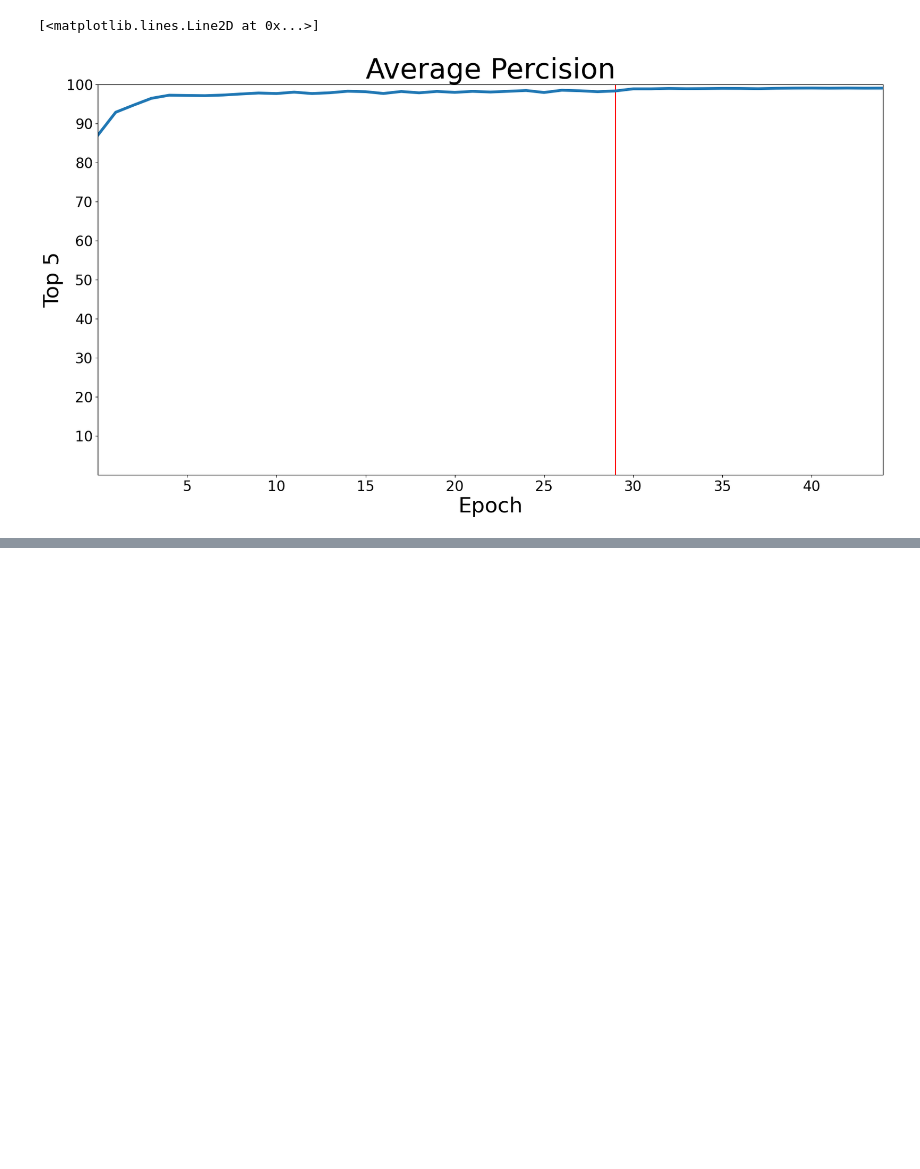
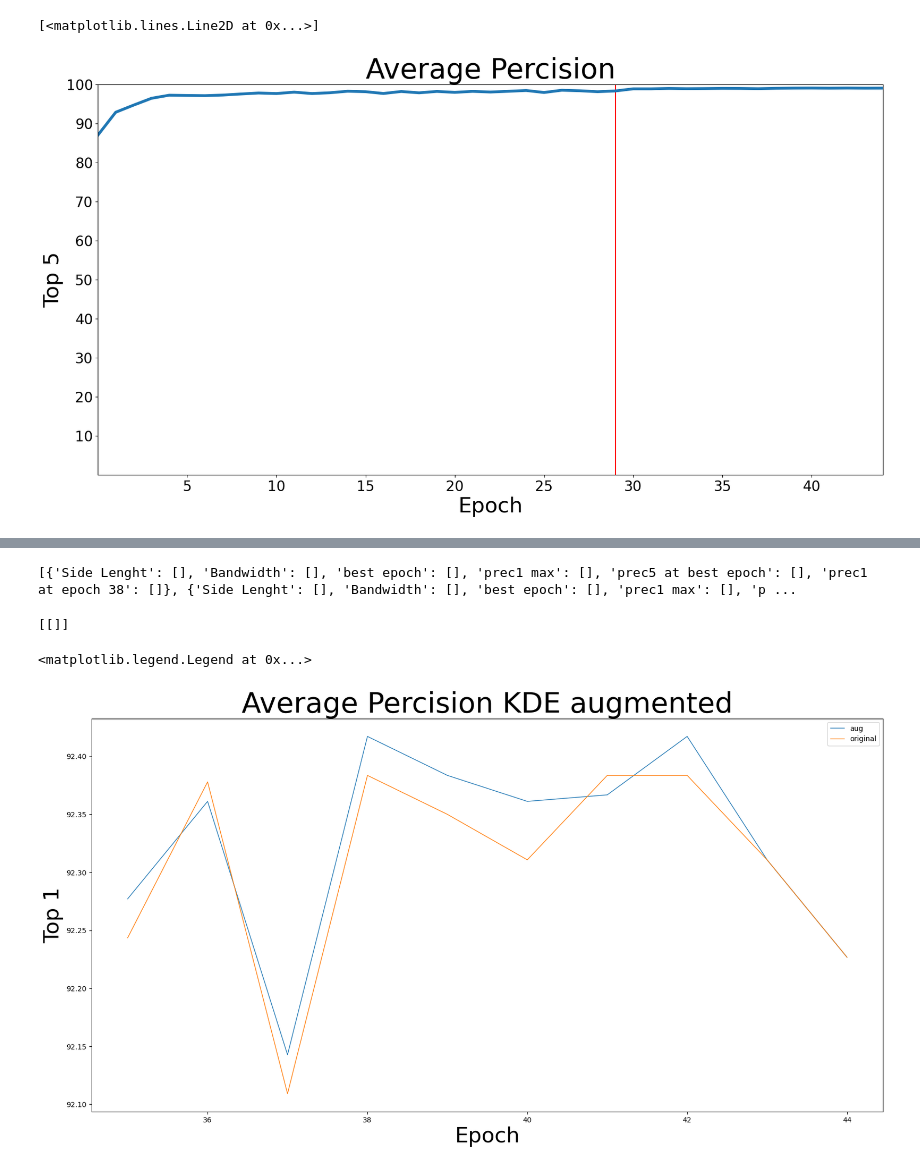
Before and after one commit to vegardwho/Deep-Leafsnap, a Jupyter notebook: create_plots.ipynb, the cells around one changed output, grey strips where cells are left out. Saved outputs shown, nothing was run; the diff lists cells and outputs as text; code cells hidden in the pictures; blank space fills up the shorter version.

```diff
--- a/create_plots.ipynb
+++ b/create_plots.ipynb
@@ -180 +230,8 @@ x
 # %%
+# knn
+
+output = torch.load('saved_output/vgg16_new_validating_output/output_e0_b64')
+
+model_name = "vgg19_pretrained"
+
+list_outputs = os.listdir(f'saved_output/{model_name}_validating_output/')
@@ -182,0 +243,13 @@ x
+# %%
+kde_outputs[0]
+
+side_len = [1000,2000,3000,4000]
+bandwidth = [0.5,1,1.5]
+configuration =[0,1,2]
+
+def augment_output_add(output, augment, add):
+    output_ = torch.nn.functional.softmax(output, dim=1)
+    output_aug = output_ + add*augment
+    output_aug = output_aug * 1/torch.sum(output_aug)
+
+    return torch.log(output_aug)
@@ -182,0 +570,7 @@ x
+# %%
+#print as latex table
+for i in [3]:#configuration+[3]:
+    a = pd.DataFrame.from_dict(dict_df[i])
+    print(a.to_latex())
+
+    a.to_csv(f'kde_results_configuration{i}.csv')
@@ -182,0 +605,45 @@ x
+# %%
+{'Side Lenght': sl,
+'Bandwidth': bw,
+ 'best epoch':np.argmax(prec1_avg_list_aug[0]),
+ 'prec1 max': np.max(prec1_avg_list_aug[0]),
+ 'prec5 at best epoch': np.argmax(prec5_avg_list_aug[0]),
+    f'prec1 at epoch {best_epoch}':np.max(prec5_avg_list_aug[0][best_epoch])}
+
+dict_conf = [{'Side Lenght': [],
+            'Bandwidth': [],
+             'best epoch': [],
+             'prec1 max': [],
+             'prec5 at best epoch': [],
+            f'prec1 at epoch {best_epoch}':[]
+             }]*3
+print(dict_conf)
+# %% [output]
+[{'Side Lenght': [], 'Bandwidth': [], 'best epoch': [], 'prec1 max': [], 'prec5 at best epoch': [], 'prec1 at epoch 38': []}, {'Side Lenght': [], 'Bandwidth': [], 'best epoch': [], 'prec1 max': [], 'p ...
+# %%
+sample_df = [[]*(len(configuration)+1)]
+
+print(sample_df)
+# %% [output]
+[[]]
+# %%
+plt.figure(figsize=(20,10))
+x = [i for i in range(len(prec1_avg_list_aug))]
+# plt.axvline(x = 29, color = 'r', label = 'axvline - full height')
+# plt.axvline(x = 20, color = 'r', label = 'axvline - full height')
+# plt.xticks(xticks,fontsize=xticks_size)
+# plt.yticks([10,20,30,40,50,60,70,80,90,100],fontsize=yticks_size)
+plt.ylabel('Top 1', fontsize=ylabel_size)
+plt.xlabel('Epoch',fontsize=xlabel_size)
+plt.title('Average Percision KDE augmented', fontsize=title_size)
+linewidth =1
+# plt.margins(0)
+# plt.xlim([0, max_e])
+# plt.ylim([0, 100])
+
+plt.plot(x[-10:],np.array(prec1_avg_list_aug)[-10:], linewidth = linewidth, label = "aug")
+plt.plot(x[-10:],np.array(prec1_avg_list)[-10:], linewidth = linewidth, label = "original")
+plt.legend()
+# %% [output]
+<matplotlib.legend.Legend at 0x...>
+[figure, added]
```
Also changed, not shown: parts of 17 cells of this notebook, 6 other files.
